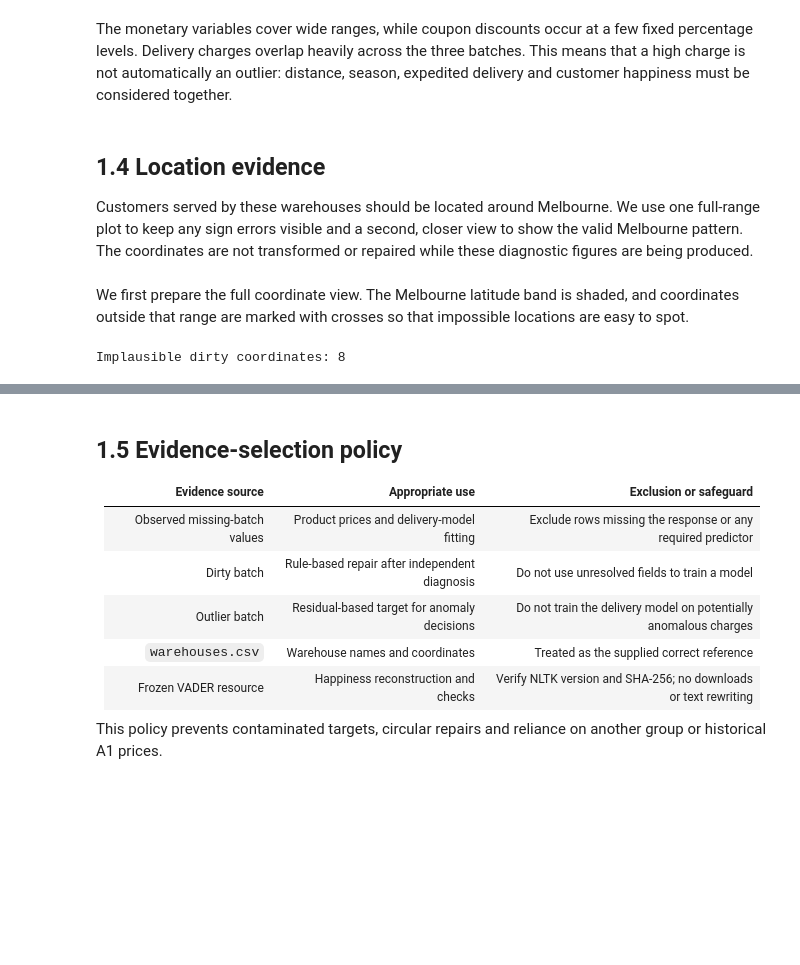
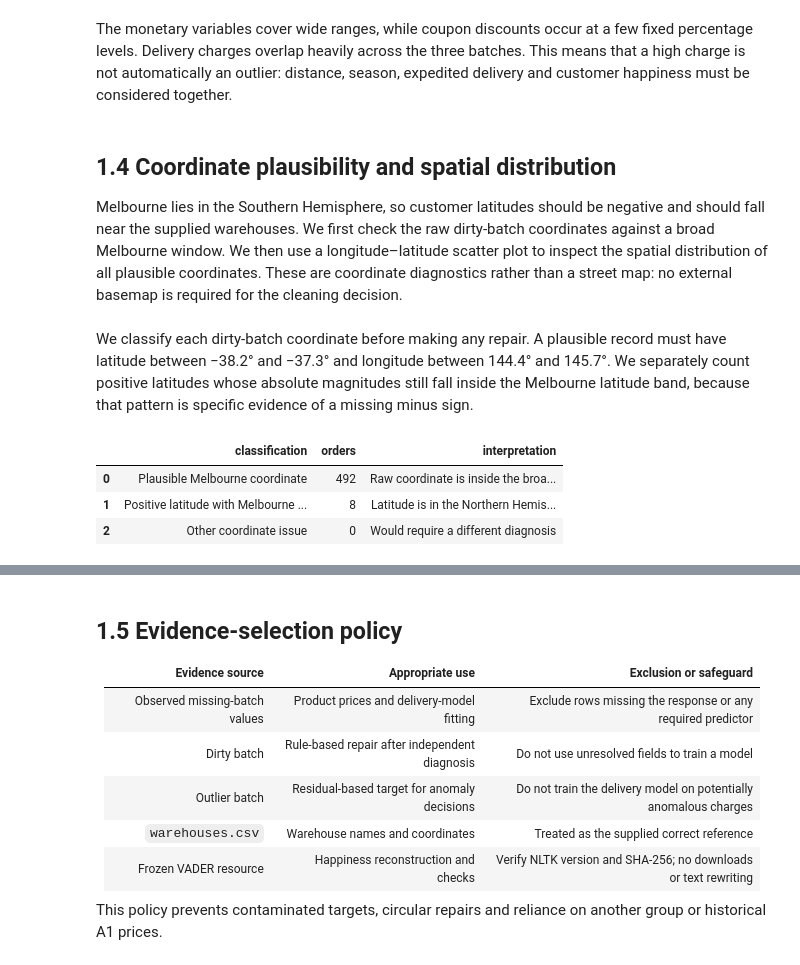
Before and after one commit to ZGHL/FIT5196-A2, a Jupyter notebook: notebooks/Group030_solution.ipynb, the cells around one changed output, grey strips where cells are left out. Drawn from its saved outputs; the diff is of its cells as text; code cells hidden in the pictures; blank space fills up the shorter version.

```diff
--- a/notebooks/Group030_solution.ipynb
+++ b/notebooks/Group030_solution.ipynb
@@ -454,19 +454,48 @@ plt.show()
 # %% [markdown]
 The monetary variables cover wide ranges, while coupon discounts occur at a few fixed percentage levels. Delivery charges overlap heavily across the three batches. This means that a high charge is not automatically an outlier: distance, season, expedited delivery and customer happiness must be considered together.
 # %% [markdown]
-## 1.4 Location evidence
+## 1.4 Coordinate plausibility and spatial distribution
 
-Customers served by these warehouses should be located around Melbourne. We use one full-range plot to keep any sign errors visible and a second, closer view to show the valid Melbourne pattern. The coordinates are not transformed or repaired while these diagnostic figures are being produced.
+Melbourne lies in the Southern Hemisphere, so customer latitudes should be negative and should fall near the supplied warehouses. We first check the raw dirty-batch coordinates against a broad Melbourne window. We then use a longitude–latitude scatter plot to inspect the spatial distribution of all plausible coordinates. These are coordinate diagnostics rather than a street map: no external basemap is required for the cleaning decision.
 # %% [markdown]
-We first prepare the full coordinate view. The Melbourne latitude band is shaded, and coordinates outside that range are marked with crosses so that impossible locations are easy to spot.
+We classify each dirty-batch coordinate before making any repair. A plausible record must have latitude between −38.2° and −37.3° and longitude between 144.4° and 145.7°. We separately count positive latitudes whose absolute magnitudes still fall inside the Melbourne latitude band, because that pattern is specific evidence of a missing minus sign.
 # %%
-# Purpose: identify coordinates outside the plausible Melbourne display window.
-location_issue_mask = (
-    ~dirty_raw["customer_lat"].between(-38.2, -37.3)
-    | ~dirty_raw["customer_long"].between(144.4, 145.7)
+# Purpose: distinguish plausible Melbourne coordinates from latitude-sign errors.
+plausible_dirty_mask = (
+    dirty_raw["customer_lat"].between(-38.2, -37.3)
+    & dirty_raw["customer_long"].between(144.4, 145.7)
 )
-location_issues = dirty_raw.loc[location_issue_mask]
-print("Implausible dirty coordinates:", len(location_issues))
+latitude_sign_issue_mask = (
+    dirty_raw["customer_lat"].gt(0)
+    & dirty_raw["customer_lat"].abs().between(37.3, 38.2)
+    & dirty_raw["customer_long"].between(144.4, 145.7)
+)
+other_coordinate_issue_mask = ~(plausible_dirty_mask | latitude_sign_issue_mask)
+location_issues = dirty_raw.loc[~plausible_dirty_mask]
+
+coordinate_check = pd.DataFrame(
+    {
+        "classification": [
+            "Plausible Melbourne coordinate",
+            "Positive latitude with Melbourne magnitude",
+            "Other coordinate issue",
+        ],
+        "orders": [
+            int(plausible_dirty_mask.sum()),
+            int(latitude_sign_issue_mask.sum()),
+            int(other_coordinate_issue_mask.sum()),
+        ],
+        "interpretation": [
+            "Raw coordinate is inside the broad Melbourne window",
+            "Latitude is in the Northern Hemisphere; likely missing minus sign",
+            "Would require a different diagnosis",
+        ],
+    }
+)
+display(coordinate_check)
 # %% [output]
-Implausible dirty coordinates: 8
+|  | classification | orders | interpretation |
+| 0 | Plausible Melbourne coordinate | 492 | Raw coordinate is inside the broa... |
+| 1 | Positive latitude with Melbourne ... | 8 | Latitude is in the Northern Hemis... |
+| 2 | Other coordinate issue | 0 | Would require a different diagnosis |
 # %% [markdown]
```
Also changed, not shown: parts of 8 cells of this notebook.
